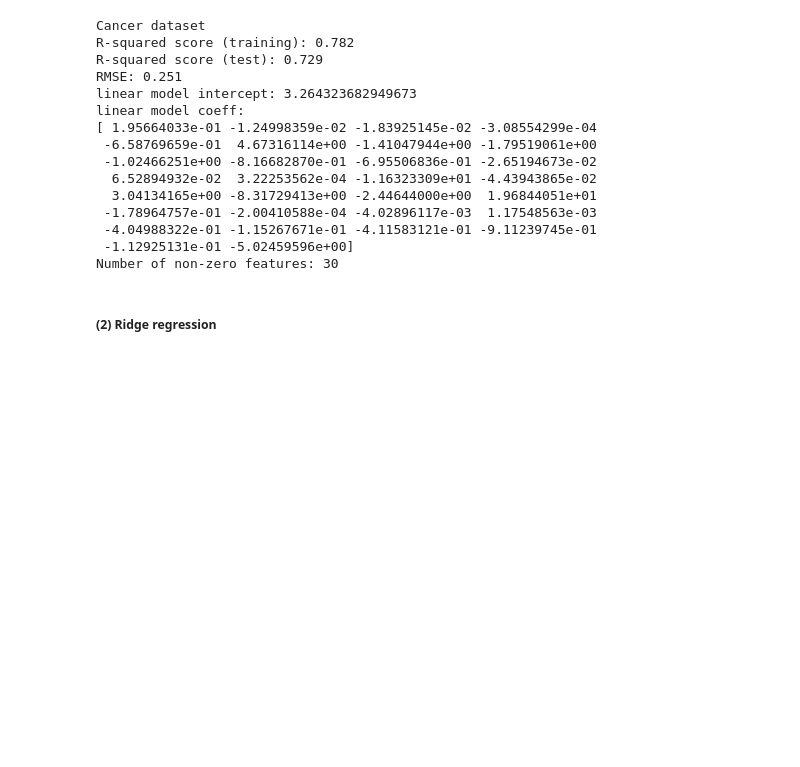
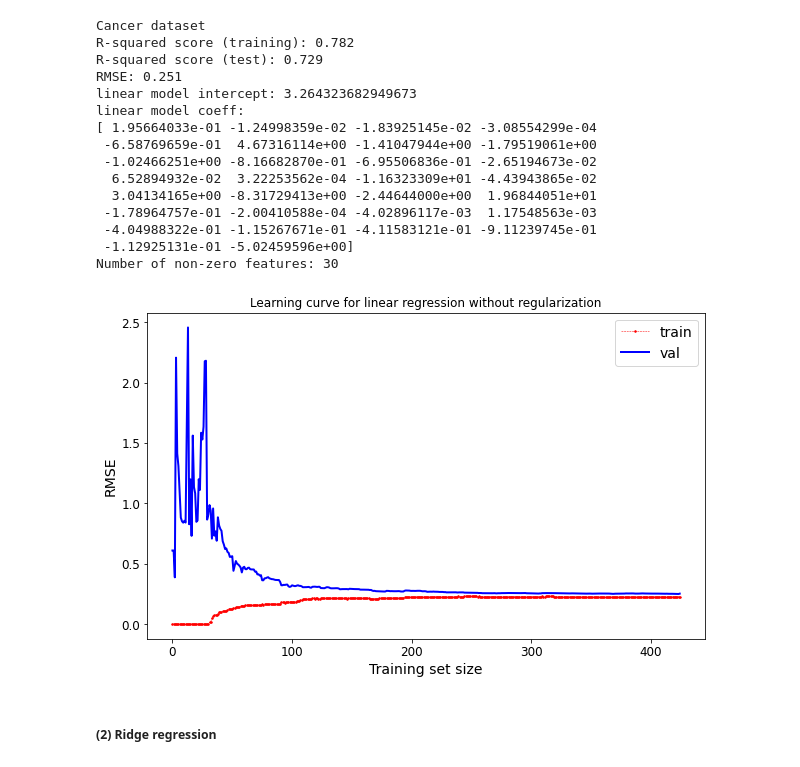
Before and after one commit to miamrodgers/4310-ML, a Jupyter notebook: ME6_regression/regression.ipynb, the cells around one changed output. Saved outputs shown, nothing was run; the diff lists cells and outputs as text; code cells hidden in the pictures; blank space fills up the shorter version.

Commit message:
added graphs

```diff
--- a/ME6_regression/regression.ipynb
+++ b/ME6_regression/regression.ipynb
@@ -560,3 +558,24 @@ print(y_cancer)
+# %%
+from sklearn.metrics import mean_squared_error
+
+def plot_learning_curves(model, X, y, title = None):
+    X_train, X_val, y_train, y_val = train_test_split(
+        X, y, random_state=0)
+    train_errors, val_errors = [], []
+
+    for m in range(1, len(X_train)):
+        model.fit(X_train[:m], y_train[:m])
+        y_train_predict = model.predict(X_train[:m])
+        y_val_predict = model.predict(X_val)
+        train_errors.append(mean_squared_error(y_train[:m], y_train_predict))
+        val_errors.append(mean_squared_error(y_val, y_val_predict))
+    plt.figure(figsize=(10, 6))
+    plt.title(title)
+    plt.plot(np.sqrt(train_errors), 'r--.', linewidth=0.5, label="train", markersize = 3)
+    plt.plot(np.sqrt(val_errors), "b-", linewidth=2, label="val")
+    plt.legend(loc="upper right", fontsize=14)   # not shown in the book
+    plt.xlabel("Training set size", fontsize=14)  # not shown
+    plt.ylabel("RMSE", fontsize=14)              # not shown
 # %%
 X_cancer.shape
 # %% [output]
@@ -659,6 +680,11 @@ linear model coeff:
  -4.04988322e-01 -1.15267671e-01 -4.11583121e-01 -9.11239745e-01
  -1.12925131e-01 -5.02459596e+00]
 Number of non-zero features: 30
+# %%
+plot_learning_curves(linreg, X_cancer, y_cancer,
+                     title='Learning curve for linear regression without regularization')
+# %% [output]
+[figure, added]
 # %% [markdown]
 ##### (2) Ridge regression
 # %%
```
Also changed, not shown: parts of 13 cells of this notebook.
